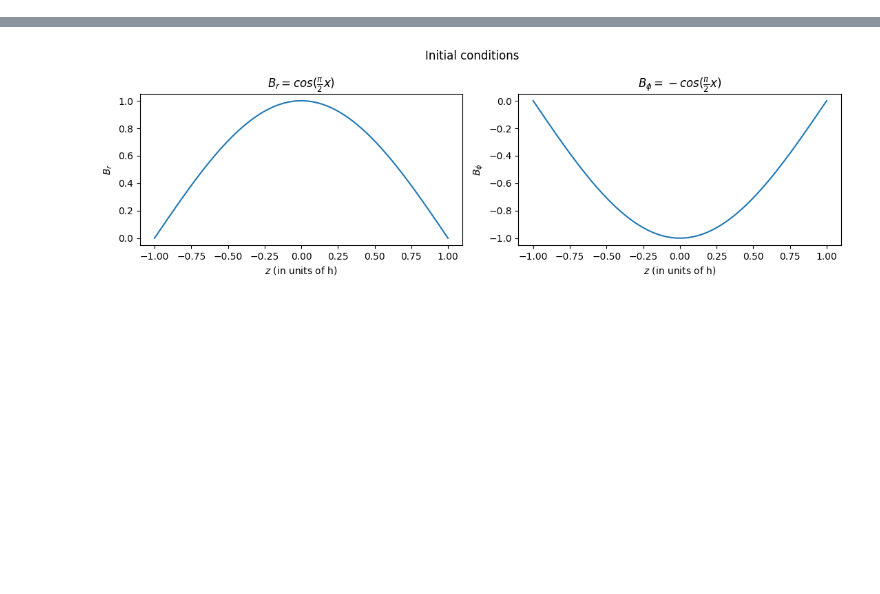
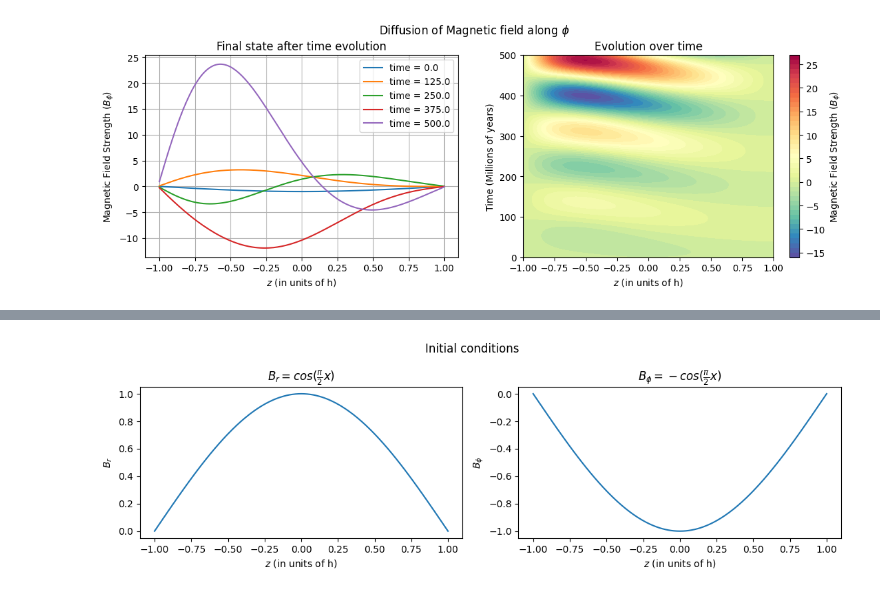
Before and after one commit to ratuldas6/P464_Galactic_Dynamo_Project, a Jupyter notebook: Task 2.ipynb, the cells around one changed output, grey strips where cells are left out. Cells and saved outputs as stored; diff of their text form; code cells hidden in the pictures; blank space fills up the shorter version.

```diff
--- a/Task 2.ipynb
+++ b/Task 2.ipynb
@@ -8,0 +100,28 @@ We proceed for this case by setting D as 1
+# %%
+plt.figure(figsize=(12, 8))
+
+# Create 2D plots
+plt.subplot(2, 2, 1)
+for i in (range(0, len(t), int(len(t)/4))):
+    plt.plot(z, B_phi[:, i], label=f'time = {t[i]:.1f}')
+plt.xlabel(r'$z$ (in units of h)')
+plt.ylabel(r'Magnetic Field Strength ($B_\phi$)')
+plt.title('Final state after time evolution')
+# plt.ylim(np.min(solution_phi), np.max(solution_phi))
+plt.grid()
+plt.legend()
+
+# Create imshow plot
+plt.subplot(2, 2, 2)
+plt.contourf(*np.meshgrid(z, t), B_phi.T, 50, cmap='Spectral_r')
+plt.colorbar(label=r'Magnetic Field Strength ($B_\phi$)')
+plt.title(r'Evolution over time')
+plt.xlabel(r'$z$ (in units of h)')
+plt.ylabel('Time (Millions of years)')
+plt.tight_layout(pad=3)
+
+plt.suptitle('Diffusion of Magnetic field along ' + r'$\phi$')
+
+plt.show()
+# %% [output]
+[figure, added]
```
Also changed, not shown: parts of 32 cells of this notebook.
